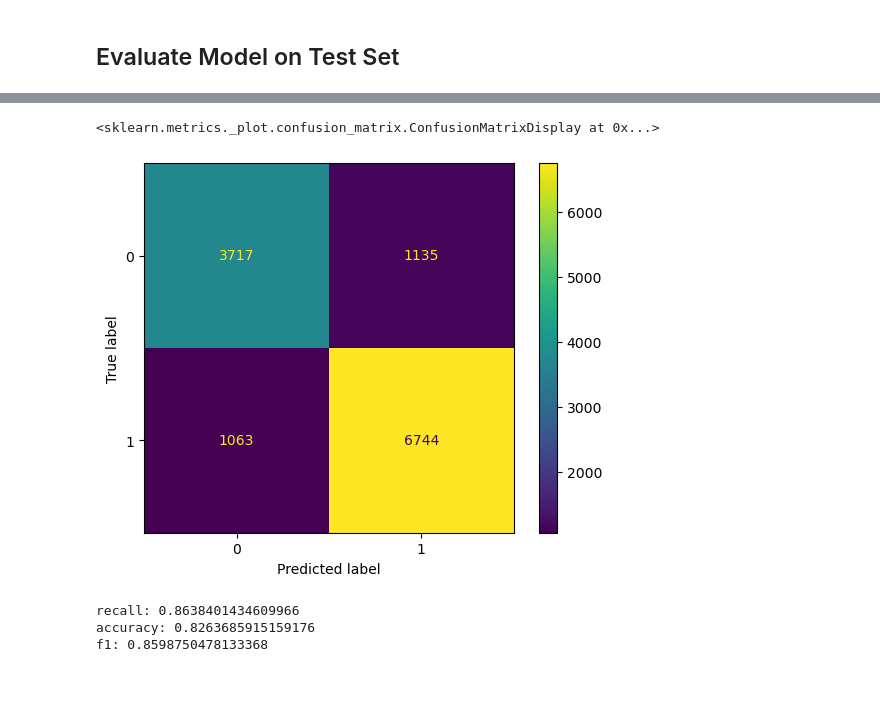
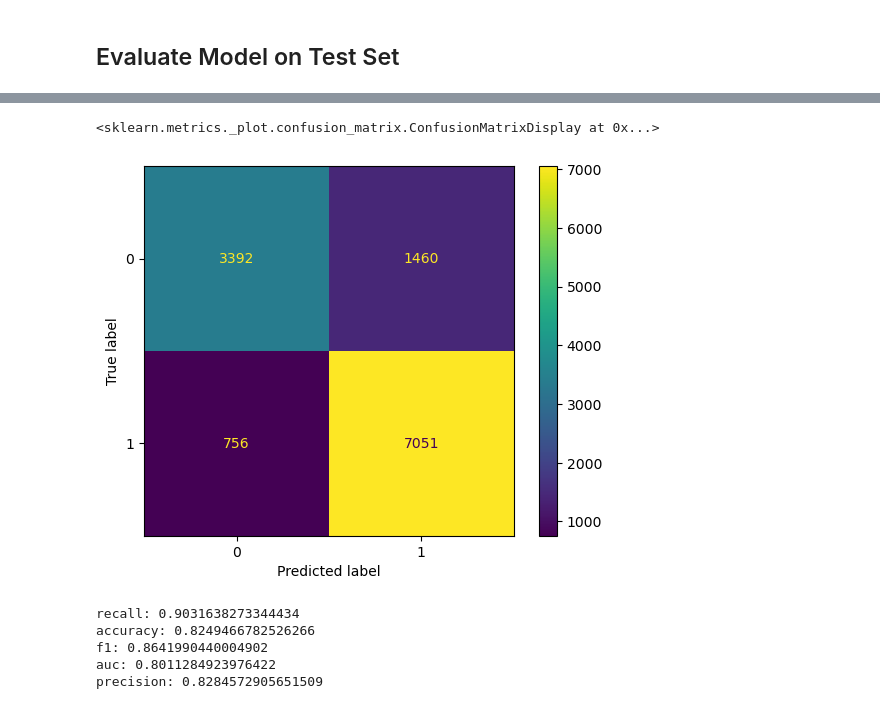
Before and after one commit to jtjohn172/Tanzanian-Water-Wells-Analysis, a Jupyter notebook: well_analysis_notebook_first_tree.ipynb, the cells around one changed output, grey strips where cells are left out. Saved outputs shown, nothing was run; the diff lists cells and outputs as text; code cells hidden in the pictures; blank space fills up the shorter version.

Commit message:
"with final DT scores"

```diff
--- a/well_analysis_notebook_first_tree.ipynb
+++ b/well_analysis_notebook_first_tree.ipynb
@@ -408,0 +419,9 @@ min_sample_splits: 200
+# %%
+for i in [5, 10, 20, 50, 100, 150, 200]:
+    tree = DecisionTreeClassifier(max_depth=30, min_samples_split=i)
+    tree.fit(X_train, y_train)
+    scores = cross_val_score(tree, X_train, y_train, cv=5, scoring='f1')
+    ave_f1 = scores.mean()
+    y_preds = tree.predict(X_train)
+    train_f1 = f1_score(y_train, y_preds)
+    print(f"min_sample_splits: {i} \n scores: {scores} \n ave_f1: {ave_f1} \n train_f1: {train_f1}")
@@ -409,5 +446,5 @@ min_sample_splits: 200
 # %%
 #find out which features are most influential
-dt3 = DecisionTreeClassifier(max_depth=50, min_samples_split=5)
+dt3 = DecisionTreeClassifier(max_depth=30, min_samples_split=50)
 dt3.fit(X_train, y_train)
 # %% [output]
@@ -457,21 +492,27 @@ y_preds = dt.predict(X_test)
 # %%
 from sklearn.metrics import ConfusionMatrixDisplay, confusion_matrix
 
-ConfusionMatrixDisplay.from_estimator(dt, X_test, y_test)
+ConfusionMatrixDisplay.from_estimator(dt3, X_test, y_test)
 # %% [output]
 <sklearn.metrics._plot.confusion_matrix.ConfusionMatrixDisplay at 0x...>
-[figure, old version]
+[figure, new version]
 # %%
 from sklearn.metrics import recall_score, accuracy_score, precision_score, f1_score
 # %%
 recall = recall_score(y_test, y_preds)
 accuracy = accuracy_score(y_test, y_preds)
 f1 = f1_score(y_test, y_preds)
+auc = roc_auc_score(y_test, y_preds)
+precision = precision_score(y_test, y_preds)
 
 print(f'recall: {recall}')
 print(f'accuracy: {accuracy}')
 print(f'f1: {f1}')
+print(f'auc: {auc}')
+print(f'precision: {precision}')
 # %% [output]
-recall: 0.8638401434609966
-accuracy: 0.8263685915159176
-f1: 0.8598750478133368
+recall: 0.9031638273344434
+accuracy: 0.8249466782526266
+f1: 0.8641990440004902
+auc: 0.8011284923976422
+precision: 0.8284572905651509
```
Also changed, not shown: parts of 11 cells of this notebook.
